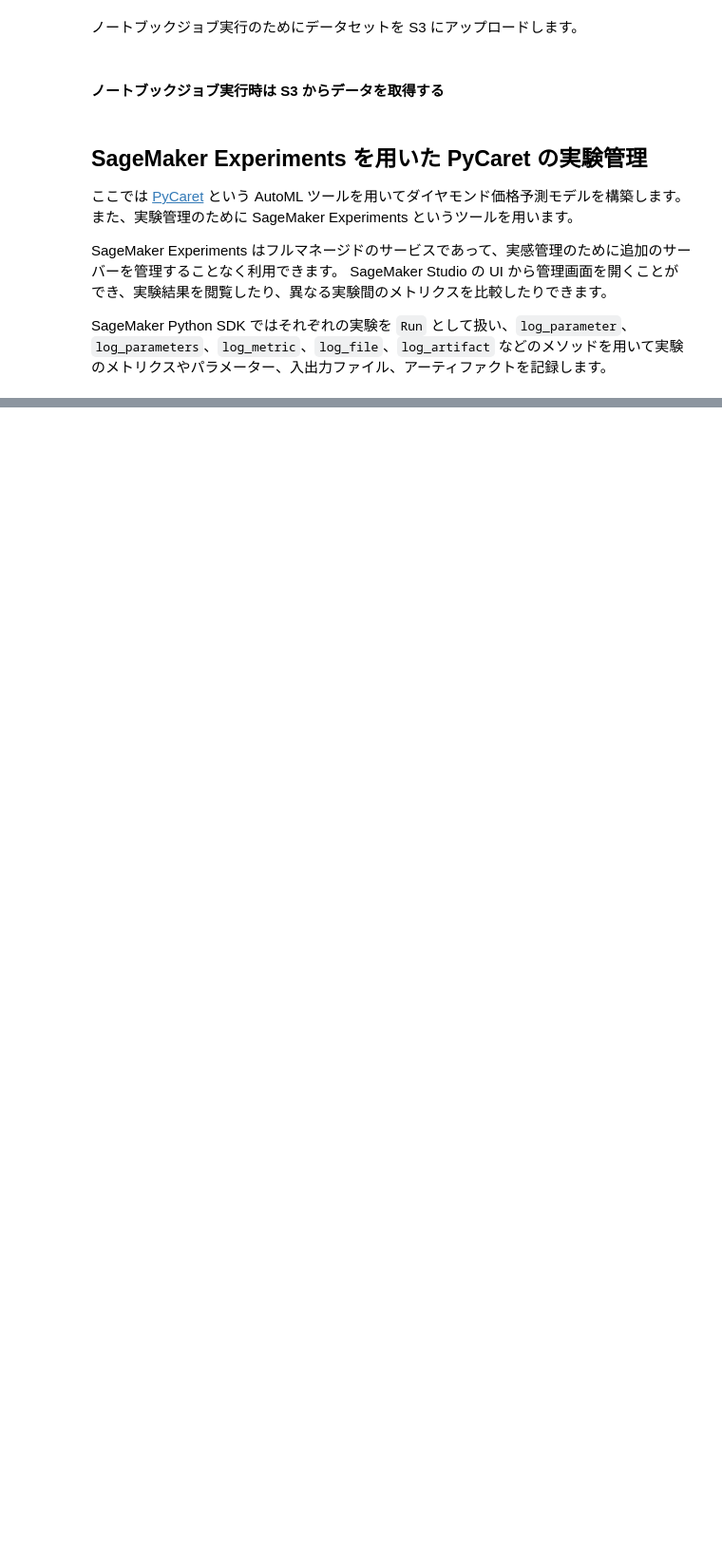
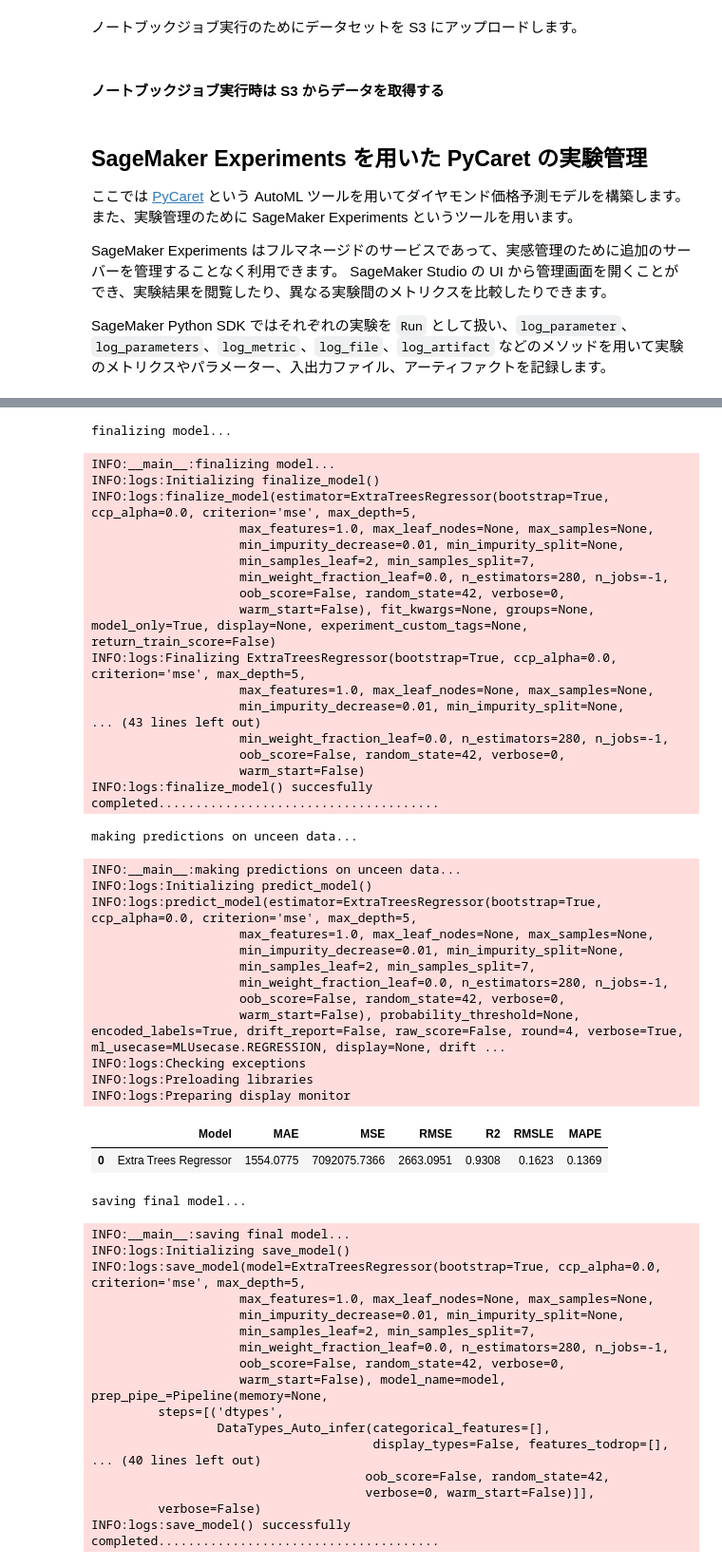
Before and after one commit to kmotohas/amazon-sagemaker-studio-notebook-job-example, a Jupyter notebook: handson.ipynb, the cells around one changed output, grey strips where cells are left out. Shown at 95% size. Cells and saved outputs as stored; diff of their text form; code cells hidden in the pictures; blank space fills up the shorter version.

```diff
--- a/handson.ipynb
+++ b/handson.ipynb
@@ -345,8 +399,8 @@ with Run(
     )
 
     # 入力ファイルを S3 にアップロードして記録
-    run.log_file(file_path="train_data.csv", name="Train Data", is_output=False)
-    run.log_file(file_path="unseen_data.csv", name="Unseen Data", is_output=False)
+    #run.log_file(file_path="train_data.csv", name="Train Data", is_output=False)
+    #run.log_file(file_path="unseen_data.csv", name="Unseen Data", is_output=False)
 
     # PyCaret の環境の初期化と特徴量変換パイプラインの作成
     pycaret_experiment = setup(
@@ -416,3 +470,4 @@ with Run(
     save_model(final_model, "model")
     # 保存した pickle を S3 にアップロードして記録
     run.log_file(file_path="model.pkl", name="model.pkl", is_output=True)
+# %% [output]
@@ -418,0 +481,51 @@ with Run(
+finalizing model...
+INFO:__main__:finalizing model...
+INFO:logs:Initializing finalize_model()
+INFO:logs:finalize_model(estimator=ExtraTreesRegressor(bootstrap=True, ccp_alpha=0.0, criterion='mse', max_depth=5,
+                    max_features=1.0, max_leaf_nodes=None, max_samples=None,
+                    min_impurity_decrease=0.01, min_impurity_split=None,
+                    min_samples_leaf=2, min_samples_split=7,
+                    min_weight_fraction_leaf=0.0, n_estimators=280, n_jobs=-1,
+                    oob_score=False, random_state=42, verbose=0,
+                    warm_start=False), fit_kwargs=None, groups=None, model_only=True, display=None, experiment_custom_tags=None, return_train_score=False)
+INFO:logs:Finalizing ExtraTreesRegressor(bootstrap=True, ccp_alpha=0.0, criterion='mse', max_depth=5,
+                    max_features=1.0, max_leaf_nodes=None, max_samples=None,
+                    min_impurity_decrease=0.01, min_impurity_split=None,
+... (43 lines left out)
+                    min_weight_fraction_leaf=0.0, n_estimators=280, n_jobs=-1,
+                    oob_score=False, random_state=42, verbose=0,
+                    warm_start=False)
+INFO:logs:finalize_model() succesfully completed......................................
+making predictions on unceen data...
+INFO:__main__:making predictions on unceen data...
+INFO:logs:Initializing predict_model()
+INFO:logs:predict_model(estimator=ExtraTreesRegressor(bootstrap=True, ccp_alpha=0.0, criterion='mse', max_depth=5,
+                    max_features=1.0, max_leaf_nodes=None, max_samples=None,
+                    min_impurity_decrease=0.01, min_impurity_split=None,
+                    min_samples_leaf=2, min_samples_split=7,
+                    min_weight_fraction_leaf=0.0, n_estimators=280, n_jobs=-1,
+                    oob_score=False, random_state=42, verbose=0,
+                    warm_start=False), probability_threshold=None, encoded_labels=True, drift_report=False, raw_score=False, round=4, verbose=True, ml_usecase=MLUsecase.REGRESSION, display=None, drift ...
+INFO:logs:Checking exceptions
+INFO:logs:Preloading libraries
+INFO:logs:Preparing display monitor
+|  | Model | MAE | MSE | RMSE | R2 | RMSLE | MAPE |
+| 0 | Extra Trees Regressor | 1554.0775 | 7092075.7366 | 2663.0951 | 0.9308 | 0.1623 | 0.1369 |
+saving final model...
+INFO:__main__:saving final model...
+INFO:logs:Initializing save_model()
+INFO:logs:save_model(model=ExtraTreesRegressor(bootstrap=True, ccp_alpha=0.0, criterion='mse', max_depth=5,
+                    max_features=1.0, max_leaf_nodes=None, max_samples=None,
+                    min_impurity_decrease=0.01, min_impurity_split=None,
+                    min_samples_leaf=2, min_samples_split=7,
+                    min_weight_fraction_leaf=0.0, n_estimators=280, n_jobs=-1,
+                    oob_score=False, random_state=42, verbose=0,
+                    warm_start=False), model_name=model, prep_pipe_=Pipeline(memory=None,
+         steps=[('dtypes',
+                 DataTypes_Auto_infer(categorical_features=[],
+                                      display_types=False, features_todrop=[],
+... (40 lines left out)
+                                     oob_score=False, random_state=42,
+                                     verbose=0, warm_start=False)]],
+         verbose=False)
+INFO:logs:save_model() successfully completed......................................
```
Also changed, not shown: parts of 11 cells of this notebook, 1 other file.
